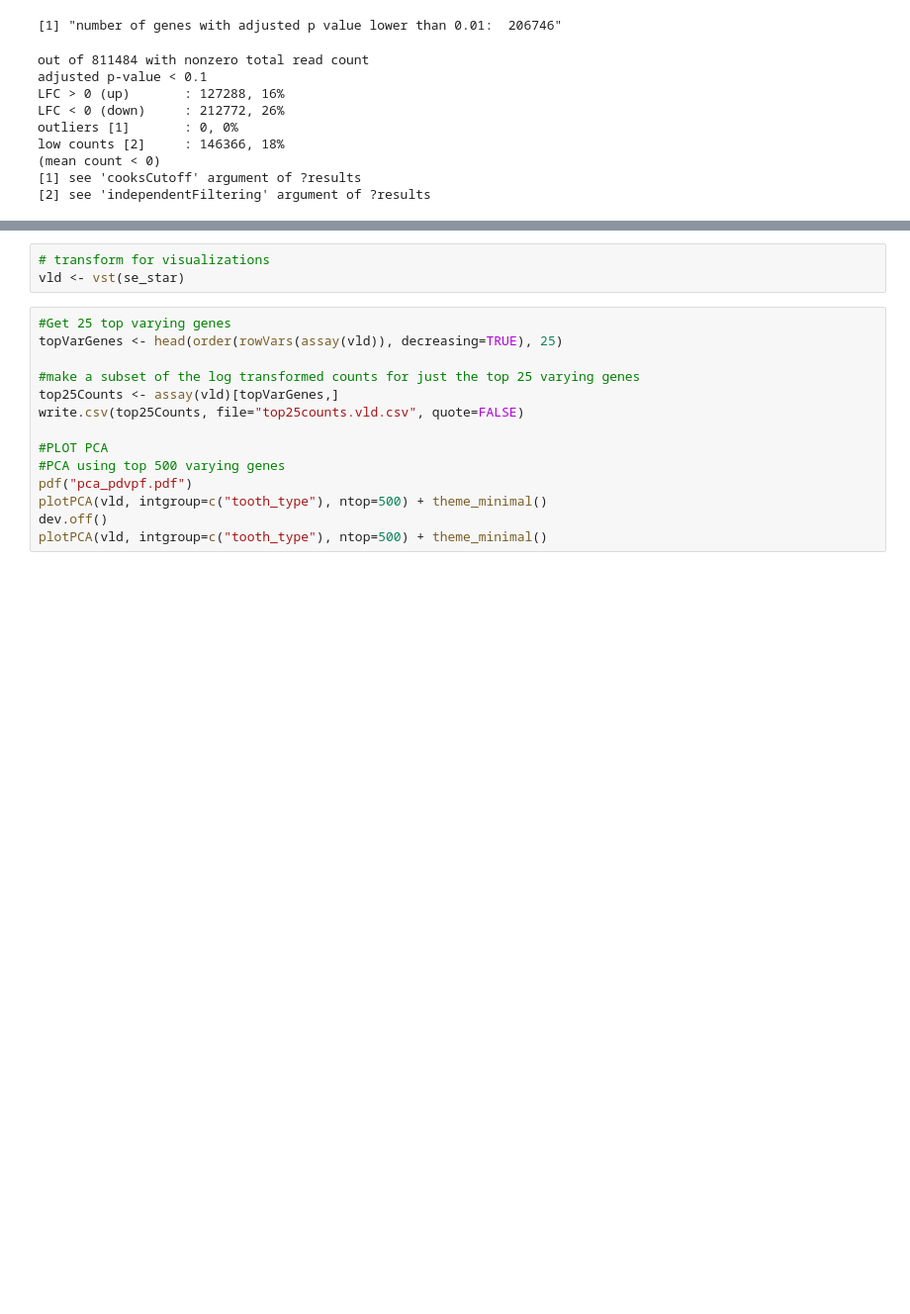
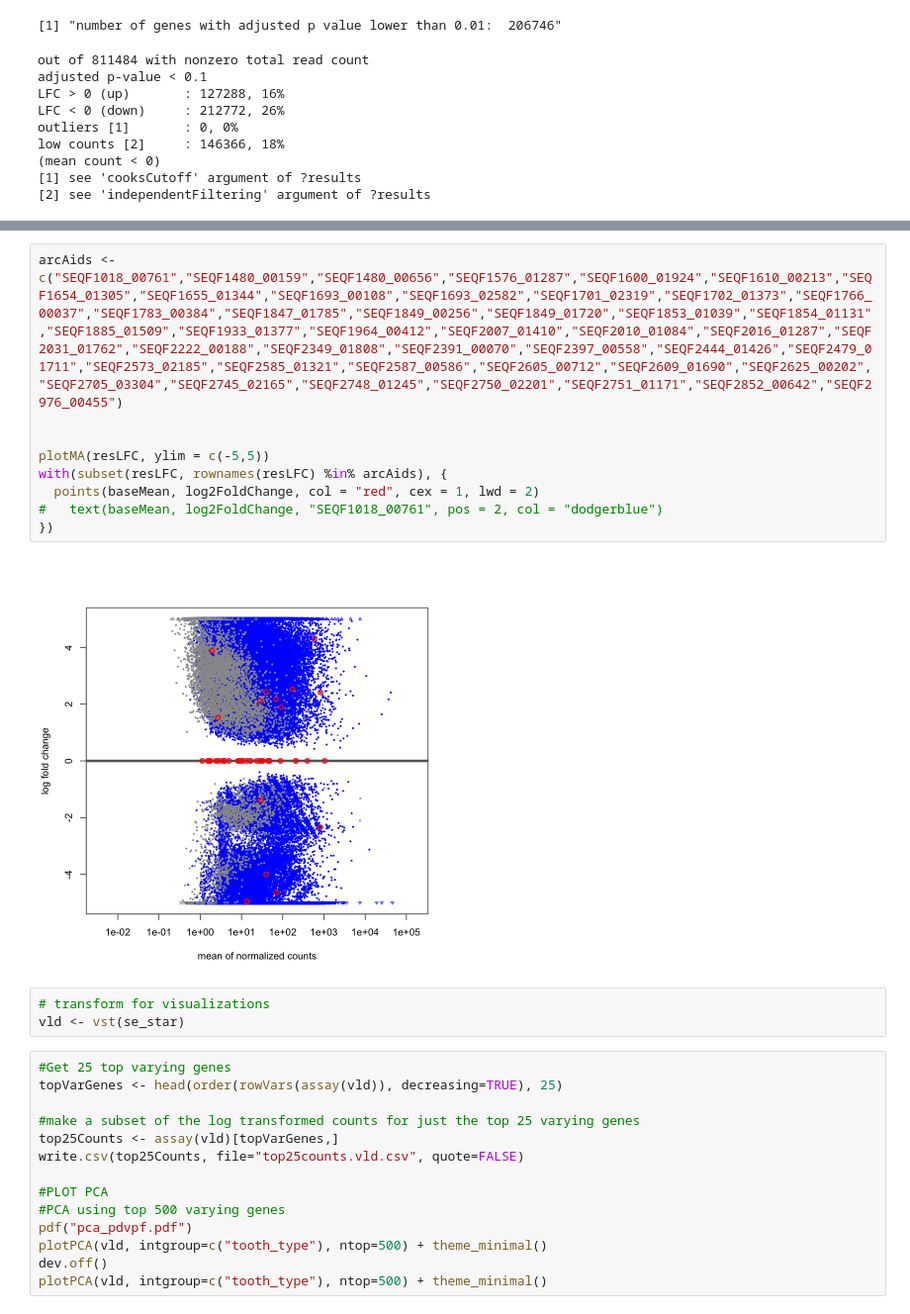
Before and after one commit to aemann01/ads_plaque, a Jupyter notebook: 03-diff_abundance/differential_abundance_PDvPF.ipynb, the cells around one changed output, grey strips where cells are left out. Shown at 99% size. Drawn from its saved outputs; the diff is of its cells as text; blank space fills up the shorter version.

```diff
--- a/03-diff_abundance/differential_abundance_PDvPF.ipynb
+++ b/03-diff_abundance/differential_abundance_PDvPF.ipynb
@@ -155,6 +182,17 @@ plotMA(resLFC, ylim=c(-5,5))
 # %% [output]
 [figure]
 [figure]
+# %%
+arcAids <- c("SEQF1018_00761","SEQF1480_00159","SEQF1480_00656","SEQF1576_01287","SEQF1600_01924","SEQF1610_00213","SEQF1654_01305","SEQF1655_01344","SEQF1693_00108","SEQF1693_02582","SEQF1701_02319","SEQF1702_01373","SEQF1766_00037","SEQF1783_00384","SEQF1847_01785","SEQF1849_00256","SEQF1849_01720","SEQF1853_01039","SEQF1854_01131","SEQF1885_01509","SEQF1933_01377","SEQF1964_00412","SEQF2007_01410","SEQF2010_01084","SEQF2016_01287","SEQF2031_01762","SEQF2222_00188","SEQF2349_01808","SEQF2391_00070","SEQF2397_00558","SEQF2444_01426","SEQF2479_01711","SEQF2573_02185","SEQF2585_01321","SEQF2587_00586","SEQF2605_00712","SEQF2609_01690","SEQF2625_00202","SEQF2705_03304","SEQF2745_02165","SEQF2748_01245","SEQF2750_02201","SEQF2751_01171","SEQF2852_00642","SEQF2976_00455")
+
+
+plotMA(resLFC, ylim = c(-5,5))
+with(subset(resLFC, rownames(resLFC) %in% arcAids), {
+  points(baseMean, log2FoldChange, col = "red", cex = 1, lwd = 2)
+#   text(baseMean, log2FoldChange, "SEQF1018_00761", pos = 2, col = "dodgerblue")
+})
+# %% [output]
+[figure, added]
 # %%
 # transform for visualizations
 vld <- vst(se_star)
```
Also changed, not shown: parts of 6 cells of this notebook, 3 other files.
